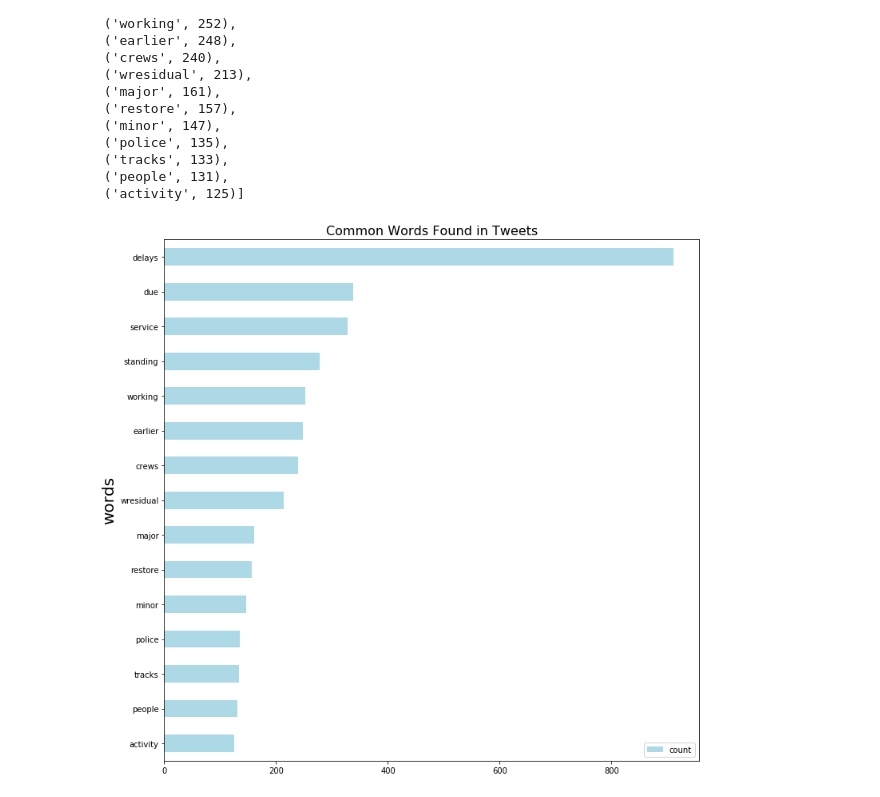
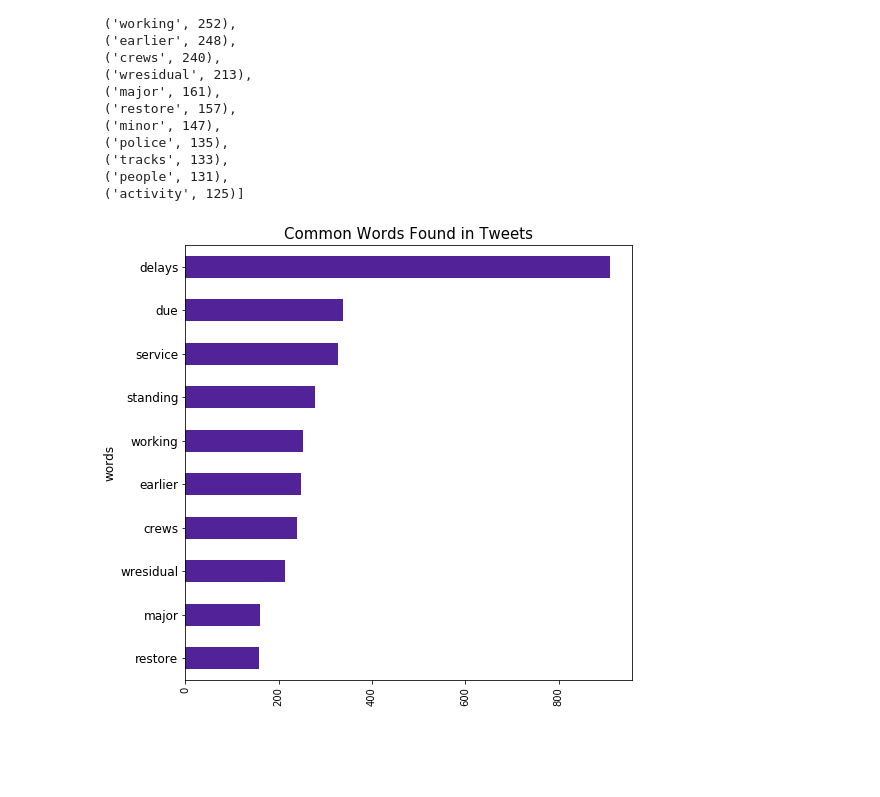
Before and after one commit to Atchub1/CTAProject, a Jupyter notebook: Notebook/CTA_Sentiment_Prediction.ipynb, the cells around one changed output. Cells and saved outputs as stored; diff of their text form; code cells hidden in the pictures; blank space fills up the shorter version.

```diff
--- a/Notebook/CTA_Sentiment_Prediction.ipynb
+++ b/Notebook/CTA_Sentiment_Prediction.ipynb
@@ -261,20 +267,25 @@ counts_tweets.most_common(15)
  ('activity', 125)]
 # %%
 # create DataFrame of the most common words
-tweets_common_words = pd.DataFrame(counts_tweets.most_common(15),
+tweets_common_words = pd.DataFrame(counts_tweets.most_common(10),
                              columns=['words', 'count'])
 
 
 # Plot horizontal bar graph
-fig, ax = plt.subplots(figsize=(12, 12))
+fig, ax = plt.subplots(figsize=(8, 8))
 tweets_common_words.sort_values(by='count').plot.barh(x='words',
                       y='count',
                       ax=ax,
-                      color="lightblue")
-ax.set_title("Common Words Found in Tweets", fontsize=16)
-ax.xaxis.label.set_size(20)
-ax.yaxis.label.set_size(20)
+                      color="#522398")
+ax.set_title("Common Words Found in Tweets", fontsize=15)
+ax.yaxis.label.set_size(12)
+plt.setp(ax.get_xticklabels(), rotation='vertical', fontsize=10)
+plt.setp(ax.get_yticklabels(), rotation='horizontal', fontsize=12)
+plt.legend().set_visible(False)
 
+
+# show and save the barchart
+plt.savefig("../Images/Common_Words.png")
 plt.show()
 # %% [output]
-[figure, old version]
+[figure, new version]
```
Also changed, not shown: parts of 1 cell of this notebook, 2 other files.
